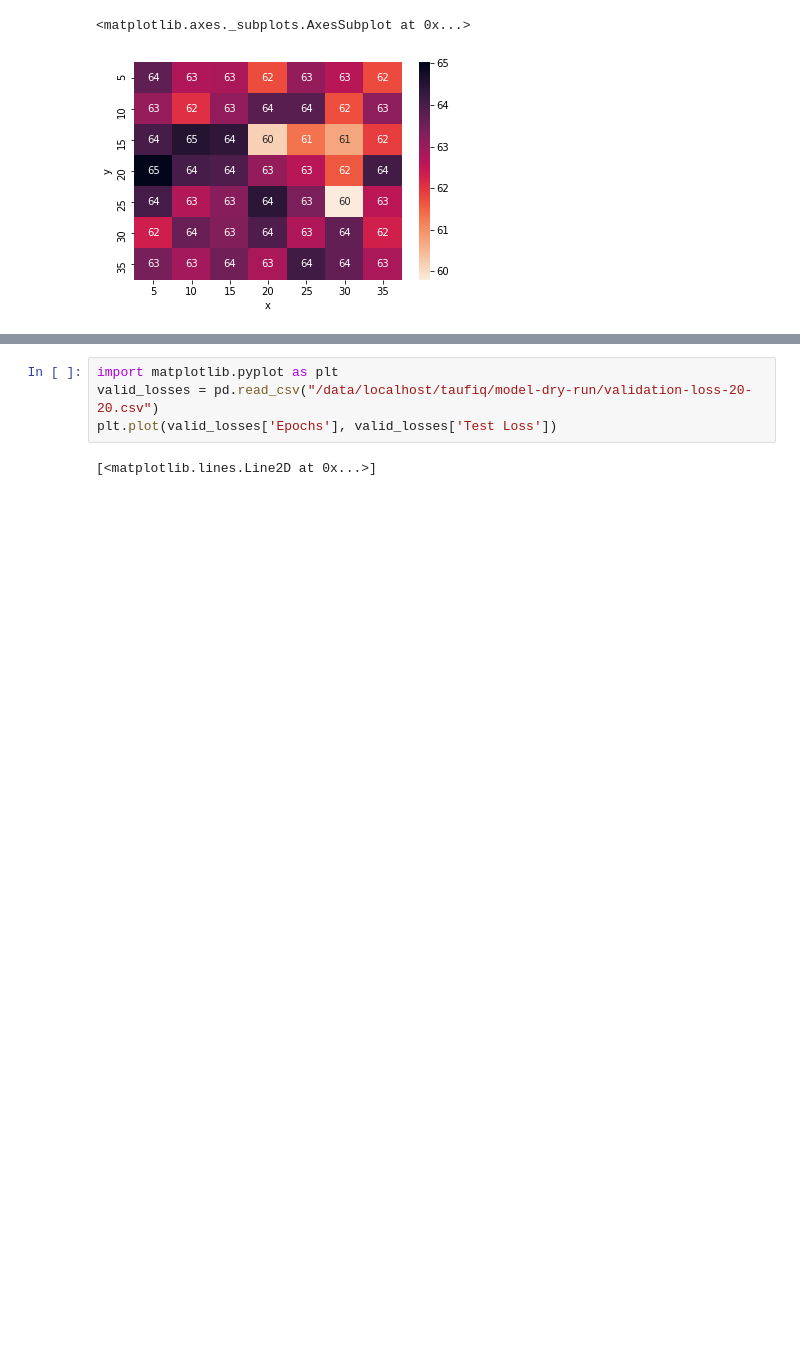
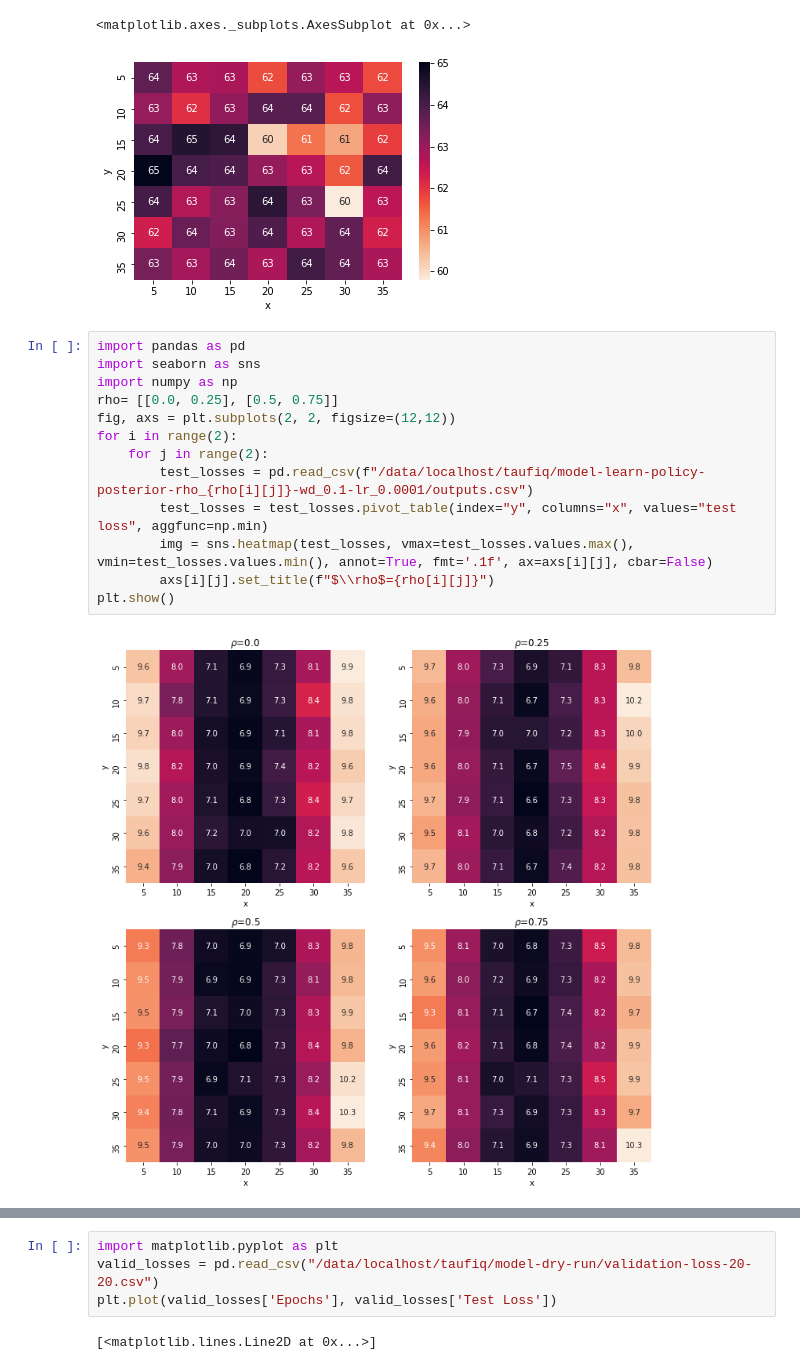
Before and after one commit to faaizT/CausalTwinAssessment, a Jupyter notebook: ELBO Analysis.ipynb, the cells around one changed output, grey strips where cells are left out. Saved outputs shown, nothing was run; the diff lists cells and outputs as text; blank space fills up the shorter version.

```diff
--- a/ELBO Analysis.ipynb
+++ b/ELBO Analysis.ipynb
@@ -25,3 +35,18 @@ sns.heatmap(policy_acc, vmax=policy_acc.values.max(), vmin=policy_acc.values.min
 # %% [output]
 <matplotlib.axes._subplots.AxesSubplot at 0x...>
 [figure]
+# %%
+import pandas as pd
+import seaborn as sns
+import numpy as np
+rho= [[0.0, 0.25], [0.5, 0.75]]
+fig, axs = plt.subplots(2, 2, figsize=(12,12))
+for i in range(2):
+    for j in range(2):
+        test_losses = pd.read_csv(f"/data/localhost/taufiq/model-learn-policy-posterior-rho_{rho[i][j]}-wd_0.1-lr_0.0001/outputs.csv")
+        test_losses = test_losses.pivot_table(index="y", columns="x", values="test loss", aggfunc=np.min)
+        img = sns.heatmap(test_losses, vmax=test_losses.values.max(), vmin=test_losses.values.min(), annot=True, fmt='.1f', ax=axs[i][j], cbar=False)
+        axs[i][j].set_title(f"$\\rho$={rho[i][j]}")
+plt.show()
+# %% [output]
+[figure, added]
```
Also changed, not shown: parts of 2 cells of this notebook.
